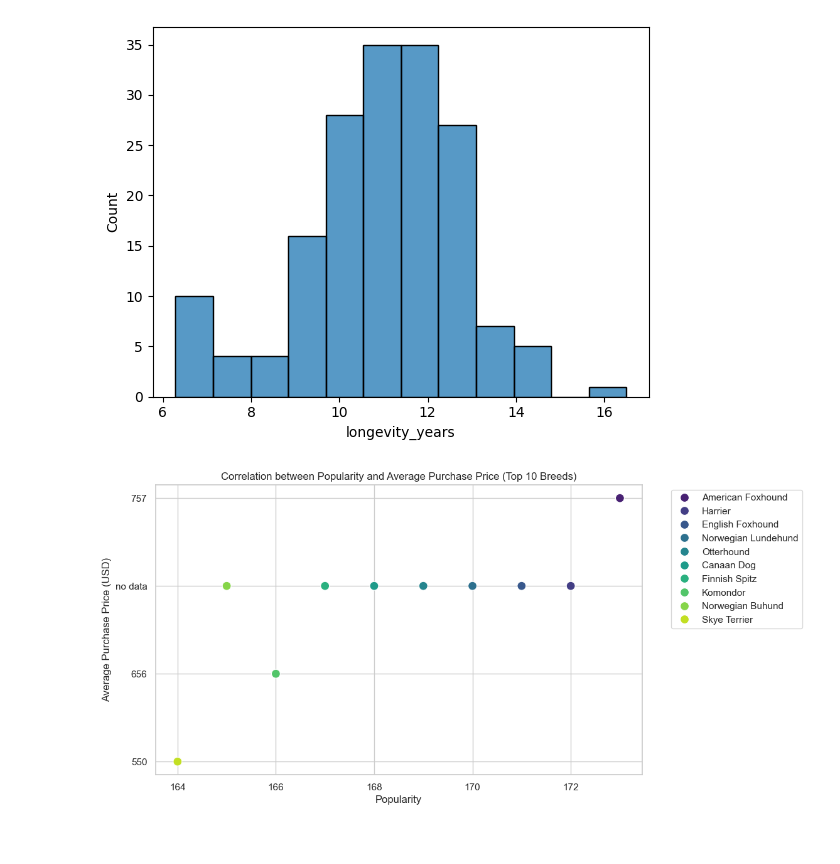
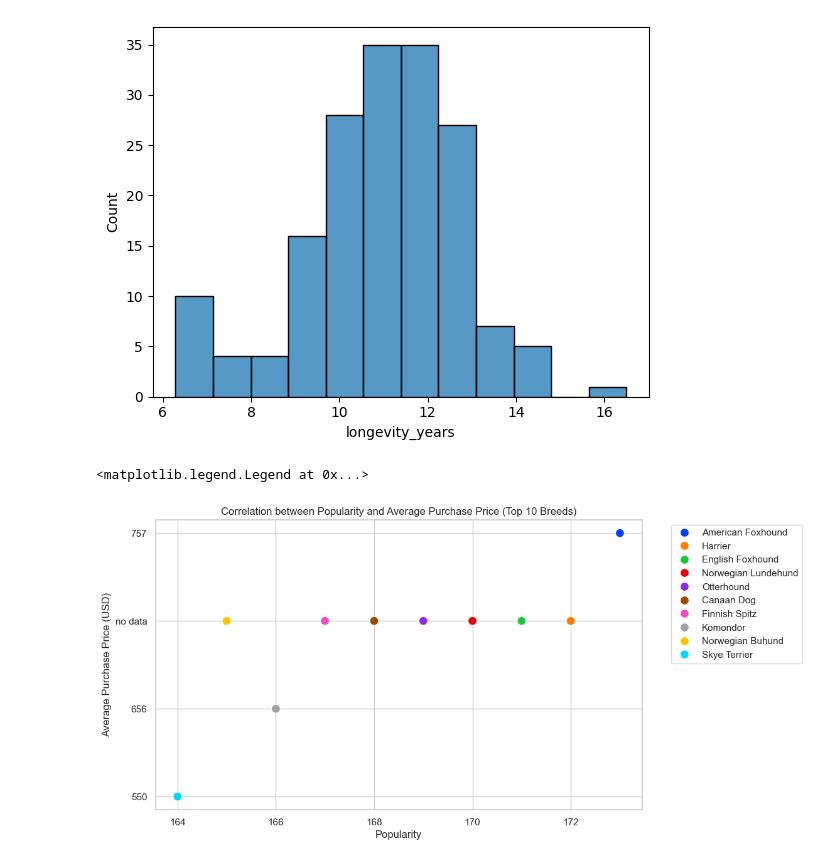
Before and after one commit to nas27/doggo-data, a Jupyter notebook: Notebooks/doggo_data_eda.ipynb, the cells around one changed output. Drawn from its saved outputs; the diff is of its cells as text; code cells hidden in the pictures.

Commit message:
cleaned data for traits, eda

```diff
--- a/Notebooks/doggo_data_eda.ipynb
+++ b/Notebooks/doggo_data_eda.ipynb
@@ -410,21 +410,22 @@ sns.histplot(data=df_show['longevity_years'],bins=12)
 # %%
 sns.set(style="whitegrid")
 
 # select the top 10 breeds
 top_10_breeds = df_show.sort_values(by='popularity_in_us', ascending=False).head(10)
 
 # top 10 breeds
 plt.figure(figsize=(10, 6))
-sns.scatterplot(x='popularity_in_us', y='avg_purchase_price_usd', data=top_10_breeds, hue='dog_breed', palette='viridis', s=100)
+sns.scatterplot(x='popularity_in_us', y='avg_purchase_price_usd', data=top_10_breeds, hue='dog_breed', palette='bright', s=100)
 
 plt.title('Correlation between Popularity and Average Purchase Price (Top 10 Breeds)')
 plt.xlabel('Popularity')
 plt.ylabel('Average Purchase Price (USD)')
 
 #  adjusted position
 plt.legend(bbox_to_anchor=(1.05, 1), loc='upper left')
 
 #plt.show()
 # %% [output]
+<matplotlib.legend.Legend at 0x...>
-[figure, old version]
+[figure, new version]
 # %%
```
Also changed, not shown: parts of 22 cells of this notebook, 3 other files.
